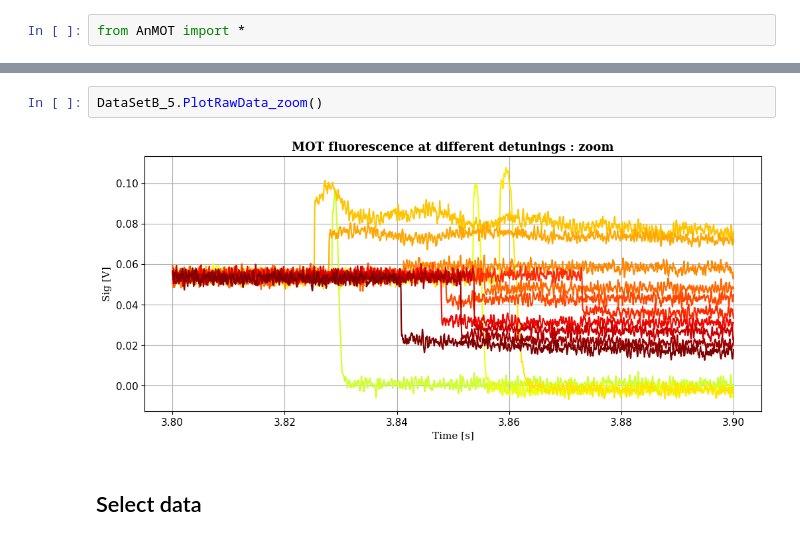
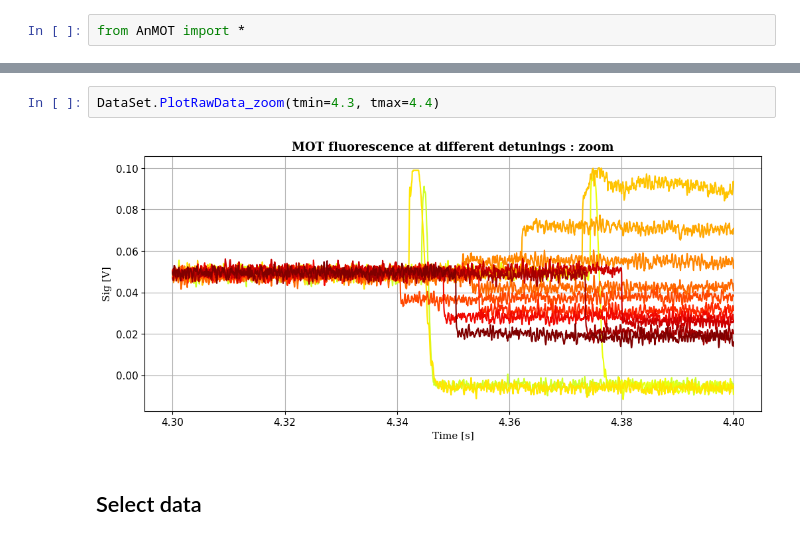
Before and after one commit to Leonardo-Razzai/MOT, a Jupyter notebook: Data/varying_B_and_D/fit_s0.ipynb, the cells around one changed output, grey strips where cells are left out. Saved outputs shown, nothing was run; the diff lists cells and outputs as text.

```diff
--- a/Data/varying_B_and_D/fit_s0.ipynb
+++ b/Data/varying_B_and_D/fit_s0.ipynb
@@ -16,6 +16,6 @@ DataSetB_5.PlotRawData()
-# %%
-DataSetB_5.PlotRawData_zoom()
-# %% [output]
-[figure, removed]
+# %%
+DataSet.PlotRawData_zoom(tmin=4.3, tmax=4.4)
+# %% [output]
+[figure, added]
 # %% [markdown]
 ## Select data
```
Also changed, not shown: parts of 9 cells of this notebook, 8 other files.
